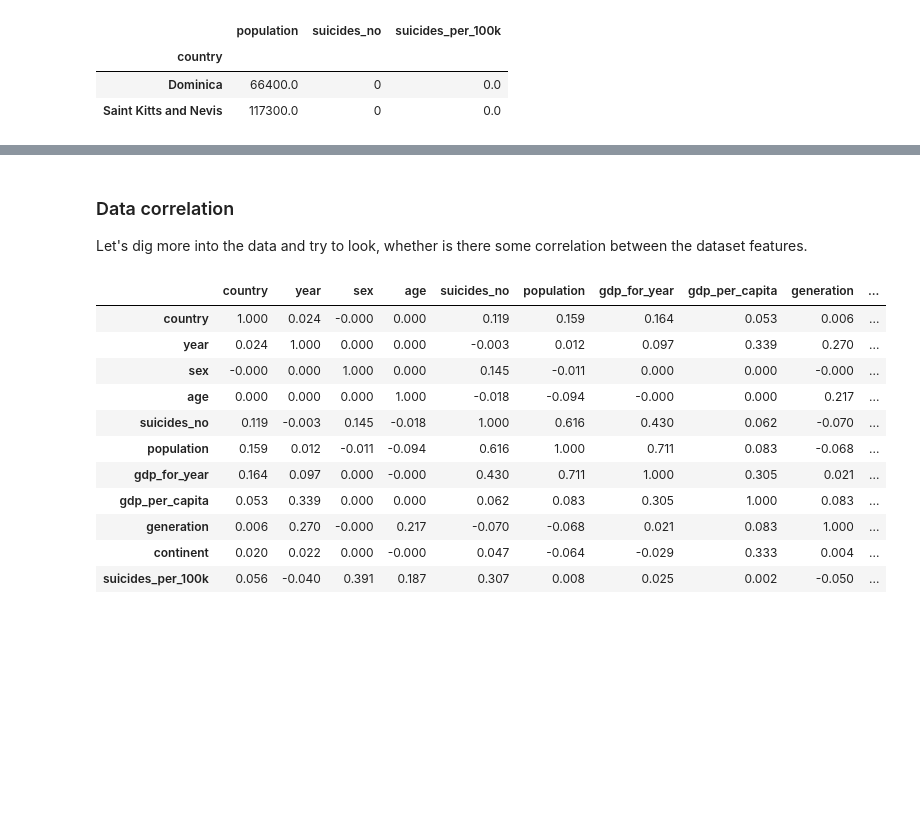
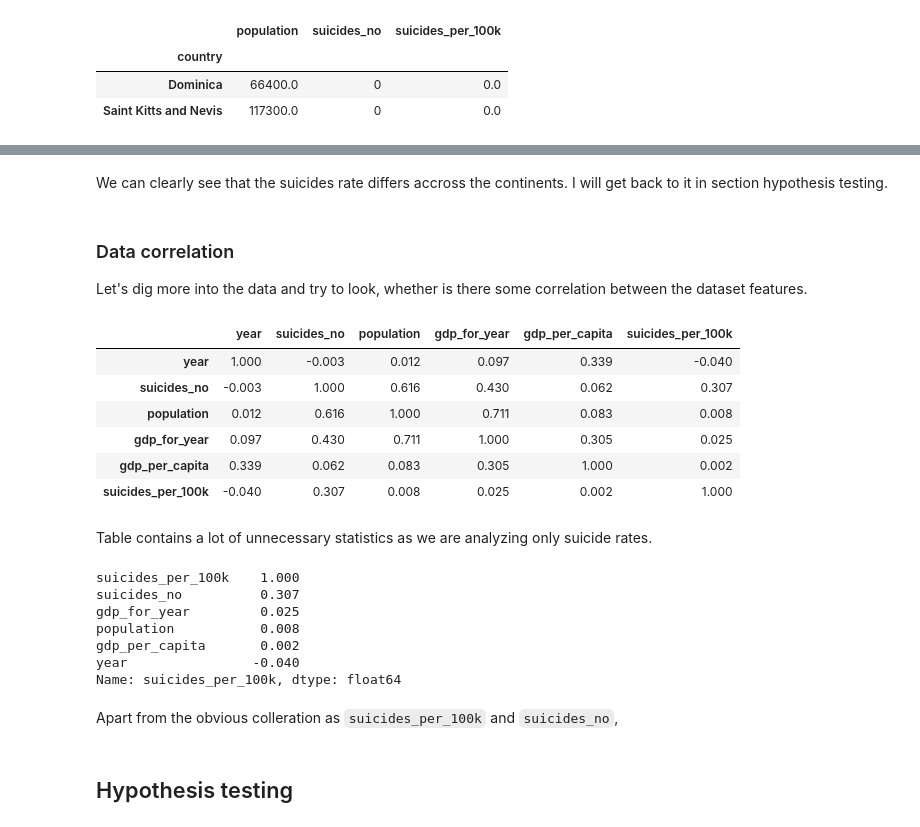
Before and after one commit to LukasForst/SAN, a Jupyter notebook: final/suicide_analysis.ipynb, the cells around one changed output, grey strips where cells are left out. Saved outputs shown, nothing was run; the diff lists cells and outputs as text; code cells hidden in the pictures; blank space fills up the shorter version.

```diff
--- a/final/suicide_analysis.ipynb
+++ b/final/suicide_analysis.ipynb
@@ -212,3 +224,5 @@ countries_data[countries_data['suicides_per_100k'] == 0]
+# %% [markdown]
+We can clearly see that the suicides rate differs accross the continents. I will get back to it in section hypothesis testing.
 # %% [markdown]
 ### Data correlation
 
@@ -231,16 +241,29 @@ categorize(correlation_data, ['sex', 'country', 'generation', 'continent', 'age'
 # %%
 # compute correlation and round it on 3 decimals
-correlation_data.corr().apply(lambda x: round(x, 3))
+correlation_table = correlation_data.corr().apply(lambda x: round(x, 3))
+correlation_table
 # %% [output]
-|  | country | year | sex | age | suicides_no | population | gdp_for_year | gdp_per_capita | generation | ... |
-| country | 1.000 | 0.024 | -0.000 | 0.000 | 0.119 | 0.159 | 0.164 | 0.053 | 0.006 | ... |
-| year | 0.024 | 1.000 | 0.000 | 0.000 | -0.003 | 0.012 | 0.097 | 0.339 | 0.270 | ... |
-| sex | -0.000 | 0.000 | 1.000 | 0.000 | 0.145 | -0.011 | 0.000 | 0.000 | -0.000 | ... |
-| age | 0.000 | 0.000 | 0.000 | 1.000 | -0.018 | -0.094 | -0.000 | 0.000 | 0.217 | ... |
-| suicides_no | 0.119 | -0.003 | 0.145 | -0.018 | 1.000 | 0.616 | 0.430 | 0.062 | -0.070 | ... |
-| population | 0.159 | 0.012 | -0.011 | -0.094 | 0.616 | 1.000 | 0.711 | 0.083 | -0.068 | ... |
-| gdp_for_year | 0.164 | 0.097 | 0.000 | -0.000 | 0.430 | 0.711 | 1.000 | 0.305 | 0.021 | ... |
-| gdp_per_capita | 0.053 | 0.339 | 0.000 | 0.000 | 0.062 | 0.083 | 0.305 | 1.000 | 0.083 | ... |
-| generation | 0.006 | 0.270 | -0.000 | 0.217 | -0.070 | -0.068 | 0.021 | 0.083 | 1.000 | ... |
-| continent | 0.020 | 0.022 | 0.000 | -0.000 | 0.047 | -0.064 | -0.029 | 0.333 | 0.004 | ... |
-| suicides_per_100k | 0.056 | -0.040 | 0.391 | 0.187 | 0.307 | 0.008 | 0.025 | 0.002 | -0.050 | ... |
+|  | year | suicides_no | population | gdp_for_year | gdp_per_capita | suicides_per_100k |
+| year | 1.000 | -0.003 | 0.012 | 0.097 | 0.339 | -0.040 |
+| suicides_no | -0.003 | 1.000 | 0.616 | 0.430 | 0.062 | 0.307 |
+| population | 0.012 | 0.616 | 1.000 | 0.711 | 0.083 | 0.008 |
+| gdp_for_year | 0.097 | 0.430 | 0.711 | 1.000 | 0.305 | 0.025 |
+| gdp_per_capita | 0.339 | 0.062 | 0.083 | 0.305 | 1.000 | 0.002 |
+| suicides_per_100k | -0.040 | 0.307 | 0.008 | 0.025 | 0.002 | 1.000 |
+# %% [markdown]
+Table contains a lot of unnecessary statistics as we are analyzing only suicide rates.
+# %%
+# display only suicides_per_100k corraltion
+correlation_table['suicides_per_100k'].sort_values(ascending=False)
+# %% [output]
+suicides_per_100k    1.000
+suicides_no          0.307
+gdp_for_year         0.025
+population           0.008
+gdp_per_capita       0.002
+year                -0.040
+Name: suicides_per_100k, dtype: float64
+# %% [markdown]
+Apart from the obvious colleration as `suicides_per_100k` and `suicides_no`,
+# %% [markdown]
+## Hypothesis testing
```
Also changed, not shown: parts of 8 cells of this notebook, 1 other file.
